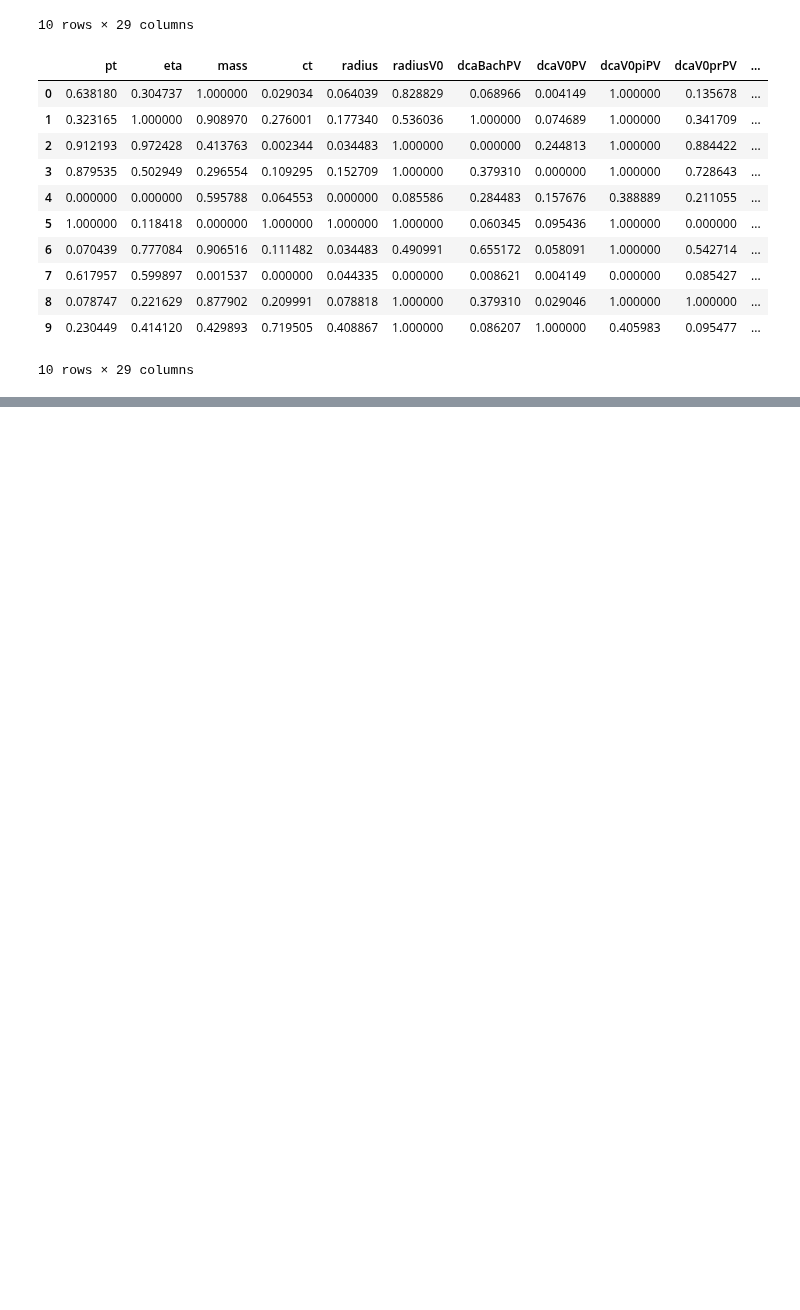
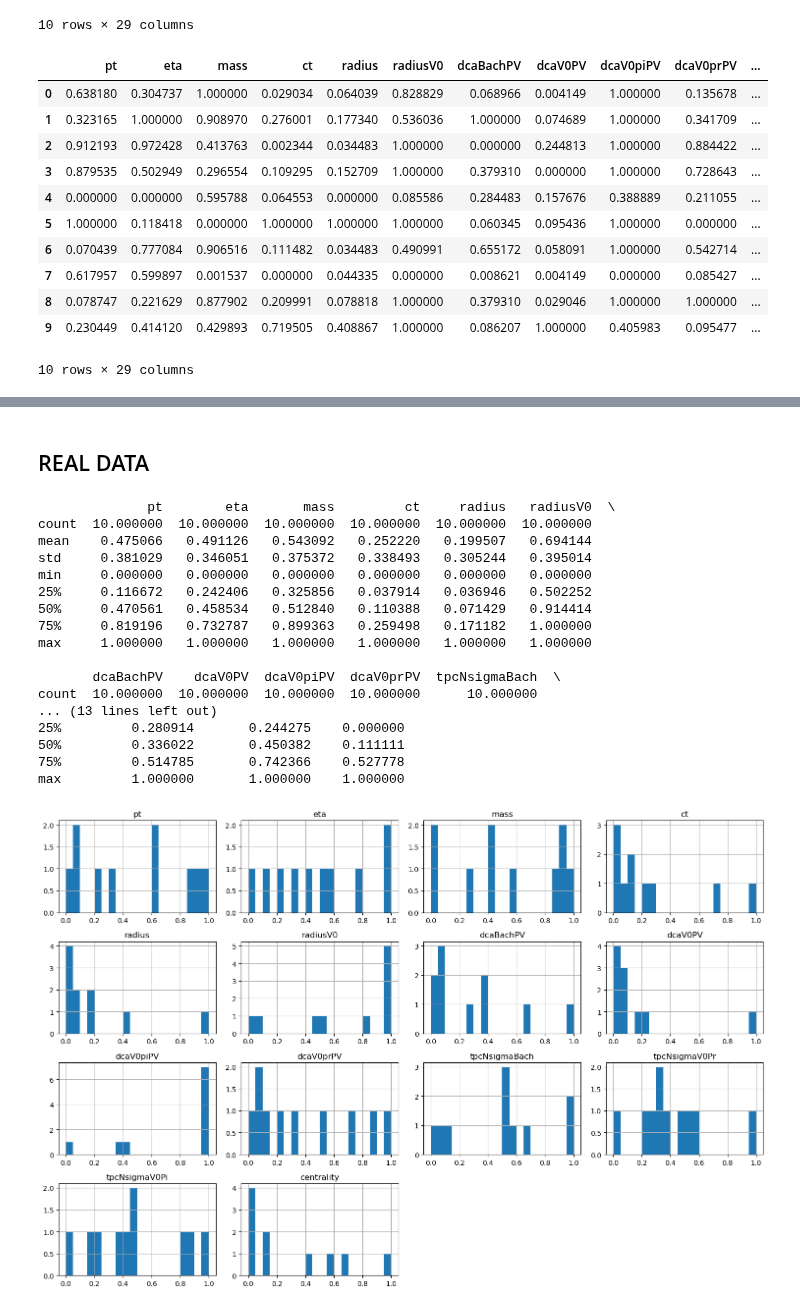
Before and after one commit to robertnesterodhiambo/Advanced_Data_analysis, a Jupyter notebook: OmegaBDT.ipynb, the cells around one changed output, grey strips where cells are left out. Saved outputs shown, nothing was run; the diff lists cells and outputs as text; code cells hidden in the pictures; blank space fills up the shorter version.

```diff
--- a/OmegaBDT.ipynb
+++ b/OmegaBDT.ipynb
@@ -503,0 +556,49 @@ normalized_df_real
+# %% [markdown]
+## REAL DATA
+# %%
+import matplotlib.pyplot as plt
+import seaborn as sns
+
+# Subset of columns for EDA (you can modify this list based on your specific requirements)
+columns_subset = ['pt', 'eta', 'mass', 'ct', 'radius', 'radiusV0', 'dcaBachPV', 'dcaV0PV', 'dcaV0piPV',
+                  'dcaV0prPV', 'tpcNsigmaBach', 'tpcNsigmaV0Pr', 'tpcNsigmaV0Pi', 'centrality']
+
+# Descriptive statistics
+print(normalized_df_real[columns_subset].describe())
+
+# Histograms
+normalized_df_real[columns_subset].hist(bins=20, figsize=(15, 10))
+plt.tight_layout()
+plt.show()
+
+# Boxplots
+plt.figure(figsize=(15, 10))
+sns.boxplot(data=normalized_df_real[columns_subset])
+plt.xticks(rotation=45)
+plt.show()
+
+# Correlation heatmap
+correlation_matrix = normalized_df_real[columns_subset].corr()
+plt.figure(figsize=(12, 8))
+sns.heatmap(correlation_matrix, annot=True, cmap='coolwarm', fmt=".2f")
+plt.title('Correlation Heatmap')
+plt.show()
+# %% [output]
+              pt        eta       mass         ct     radius   radiusV0  \
+count  10.000000  10.000000  10.000000  10.000000  10.000000  10.000000
+mean    0.475066   0.491126   0.543092   0.252220   0.199507   0.694144
+std     0.381029   0.346051   0.375372   0.338493   0.305244   0.395014
+min     0.000000   0.000000   0.000000   0.000000   0.000000   0.000000
+25%     0.116672   0.242406   0.325856   0.037914   0.036946   0.502252
+50%     0.470561   0.458534   0.512840   0.110388   0.071429   0.914414
+75%     0.819196   0.732787   0.899363   0.259498   0.171182   1.000000
+max     1.000000   1.000000   1.000000   1.000000   1.000000   1.000000
+
+       dcaBachPV    dcaV0PV  dcaV0piPV  dcaV0prPV  tpcNsigmaBach  \
+count  10.000000  10.000000  10.000000  10.000000      10.000000
+... (13 lines left out)
+25%         0.280914       0.244275    0.000000
+50%         0.336022       0.450382    0.111111
+75%         0.514785       0.742366    0.527778
+max         1.000000       1.000000    1.000000
+[figure, added]
```
Also changed, not shown: parts of 3 cells of this notebook.
